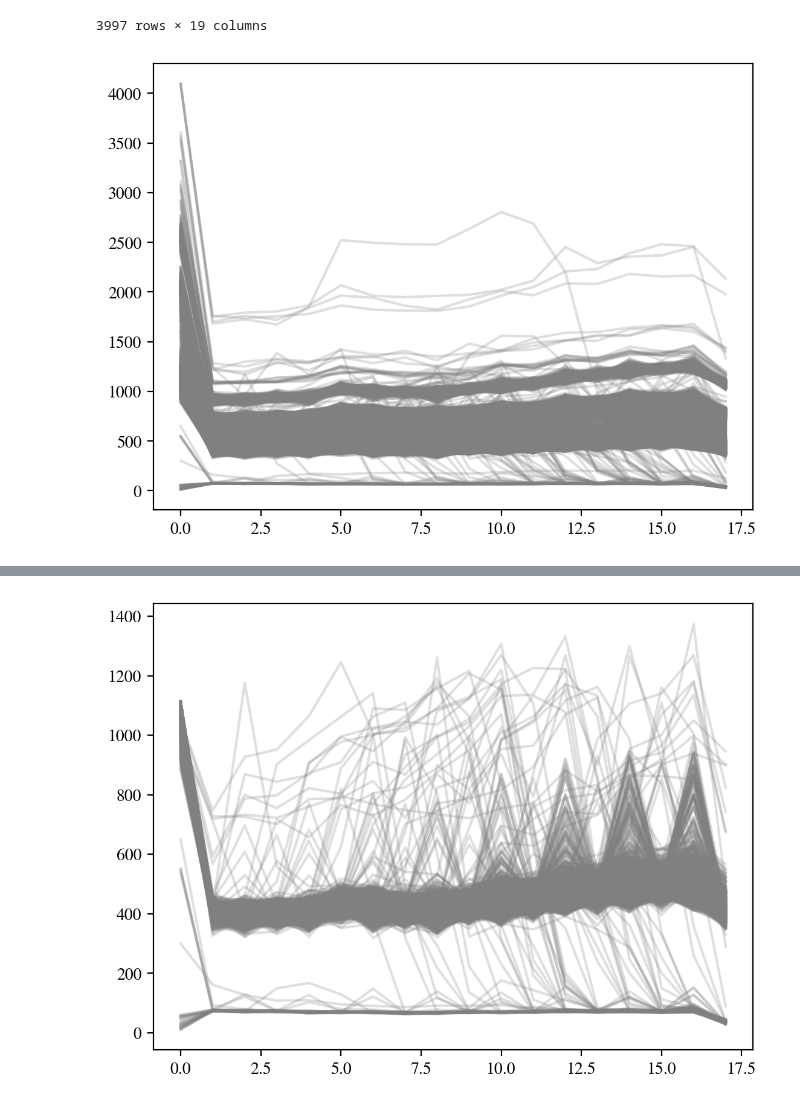
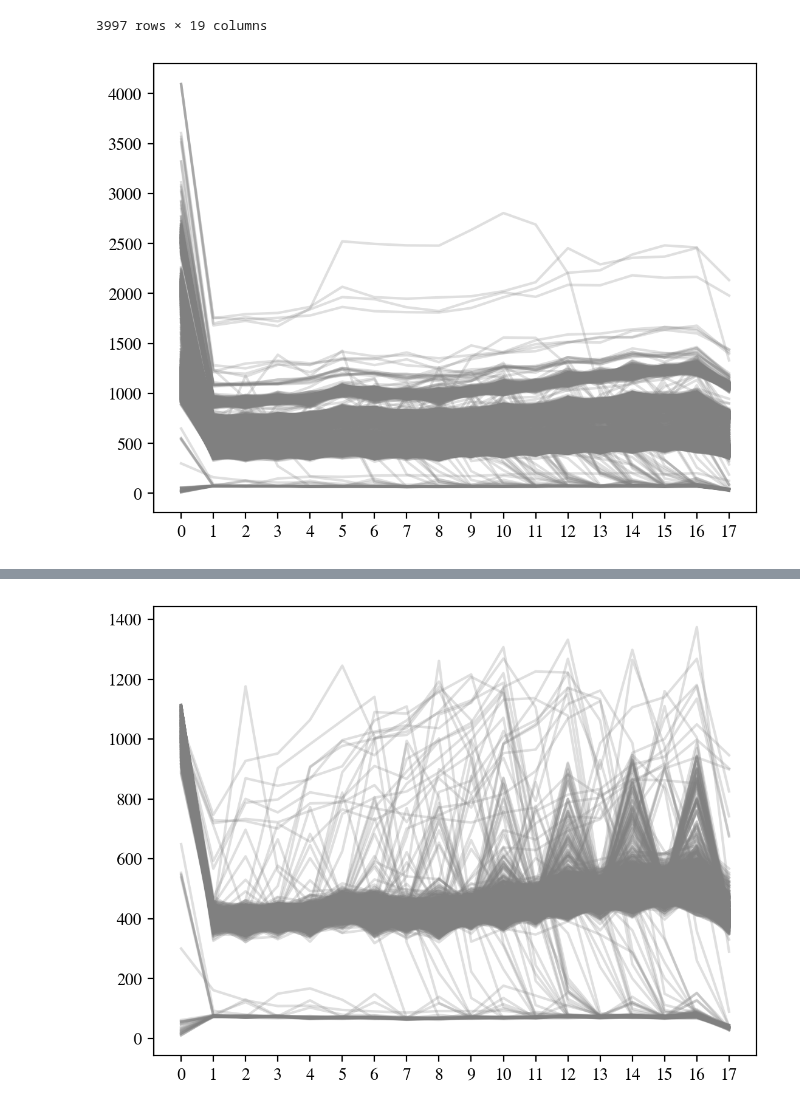
Before and after one commit to dneto1729/MUSIC_with_python, a Jupyter notebook: tutorials/5 - Playing with Scikit-Learn.ipynb, the cells around one changed output, grey strips where cells are left out. Saved outputs shown, nothing was run; the diff lists cells and outputs as text; code cells hidden in the pictures.

```diff
--- a/tutorials/5 - Playing with Scikit-Learn.ipynb
+++ b/tutorials/5 - Playing with Scikit-Learn.ipynb
@@ -246,8 +252,11 @@ df_select
 # %%
 for i in range(len(df_select.index)):
     plt.plot(strip_num, df_select.iloc[i,0:18], color='grey', alpha=0.25)
+
+plt.xticks(strip_num, strip_num)
+plt.show()
 # %% [output]
-[figure, old version]
+[figure, new version]
 # %%
 # This includes the contaminant and pile-up, cut pile-up
 df_select.drop(df_select[df_select.s0 > 1114].index, # Nothing with strip 0 larger than 1114
@@ -267,5 +276,8 @@ df_select.describe()
 # %%
 for i in range(len(df_select.index)):
     plt.plot(strip_num, df_select.iloc[i,0:18], color='grey', alpha=0.25)
+
+plt.xticks(strip_num, strip_num)
+plt.show()
 # %% [output]
-[figure, old version]
+[figure, new version]
```
Also changed, not shown: parts of 4 cells of this notebook.
